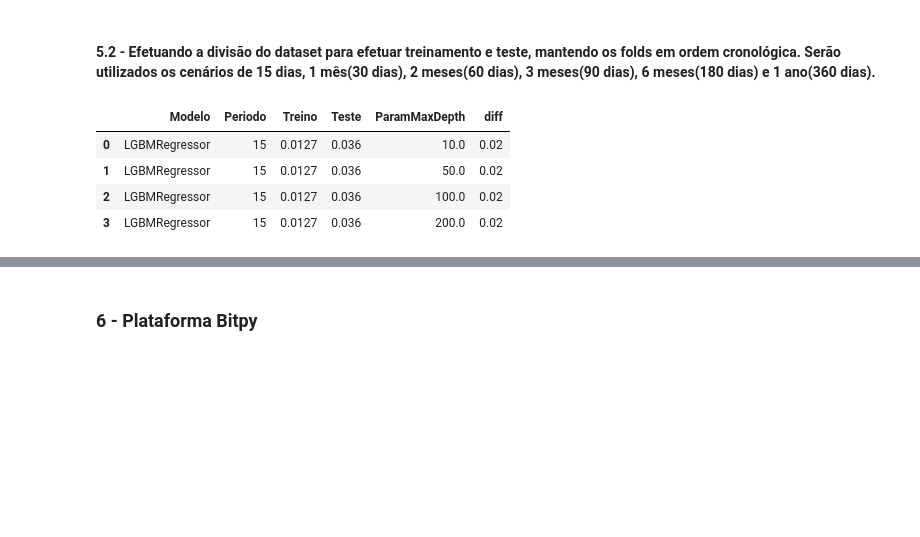
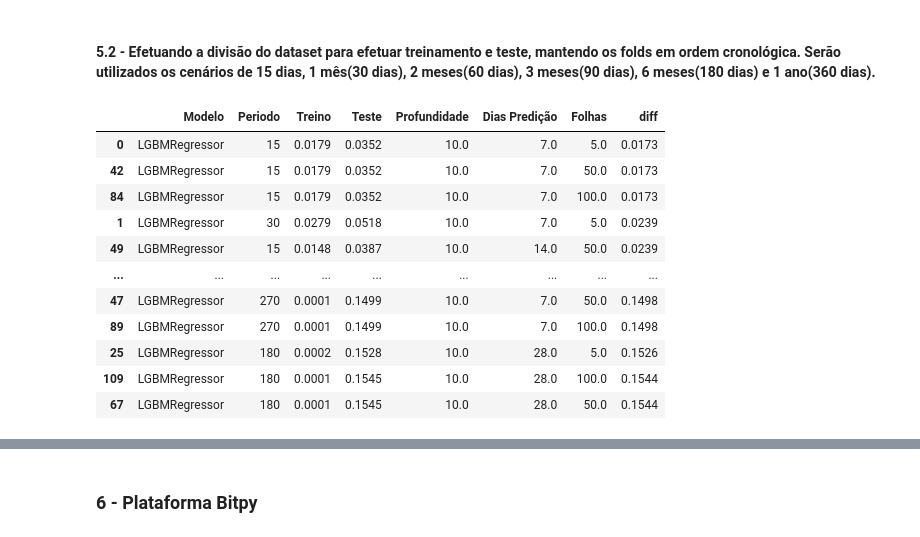
Before and after one commit to jsoft-ti/machinelearning, a Jupyter notebook: outros/projeto_dh/NotebookProjetoDH_VF-IBOV.ipynb, the cells around one changed output, grey strips where cells are left out. Drawn from its saved outputs; the diff is of its cells as text; code cells hidden in the pictures; blank space fills up the shorter version.

```diff
--- a/outros/projeto_dh/NotebookProjetoDH_VF-IBOV.ipynb
+++ b/outros/projeto_dh/NotebookProjetoDH_VF-IBOV.ipynb
@@ -591,55 +591,66 @@ display(X.shape)
 # %% [markdown]
 #### 5.2 - Efetuando a divisão do dataset para efetuar treinamento e teste, mantendo os folds em ordem cronológica. Serão utilizados os cenários de 15 dias, 1 mês(30 dias), 2 meses(60 dias), 3 meses(90 dias), 6 meses(180 dias) e 1 ano(360 dias).
 # %%
-#scenarios = [15, 30, 60, 90, 180, 270, 360]
-scenarios = [15]
-param_max_depth = [10, 50, 100, 200]
+scenarios = [15, 30, 60, 90, 180, 270, 360]
+param_max_depth = [10]
+param_num_leaves = [5,50,100]
+days_to_predict = [7,14,21,28,35,42]
 metrica = pd.DataFrame(columns = ['Modelo', 'Periodo','Treino', 'Teste'])
 models = {}
-#models['LinearRegression'] = LinearRegression()
-for j in param_max_depth:
-    models['LGBMRegressor'] = lgb.LGBMRegressor(max_depth=j, num_leaves=20, n_estimators=1000)
 
-    for model in models:
-        metrica_final_teste = []
-        metrica_final_treino = []
-        diff_final_metrica = []
-        for i in scenarios:
-            tsp = TimeSeriesSplit(gap=0, max_train_size=i, n_splits=10, test_size = 14)
-            metrica_teste = []
-            metrica_treino = []
-            diff_metrica = []
-            for train_index, test_index in tsp.split(X.index):
-                x_treino, x_teste = X.iloc[train_index], X.iloc[test_index]
-                y_treino, y_teste = Y[train_index], Y[test_index]
-                scaler = StandardScaler().fit(x_treino)
+for j in param_num_leaves:
+    for z in days_to_predict:
+        models['LGBMRegressor'] = lgb.LGBMRegressor(max_depth=15, num_leaves=j, n_estimators=1000, )
+        #models['LinearRegression'] = LinearRegression()
 
-                x_treino_norm = scaler.fit_transform(x_treino)
-                x_teste_norm = scaler.fit_transform(x_teste)
+        for model in models:
+            metrica_final_teste = []
+            metrica_final_treino = []
+            diff_final_metrica = []
+            for i in scenarios:
+                tsp = TimeSeriesSplit(gap=0, max_train_size=i, n_splits=10, test_size = z)
+                metrica_teste = []
+                metrica_treino = []
+                diff_metrica = []
+                for train_index, test_index in tsp.split(X.index):
+                    x_treino, x_teste = X.iloc[train_index], X.iloc[test_index]
+                    y_treino, y_teste = Y[train_index], Y[test_index]
+                    scaler = StandardScaler().fit(x_treino)
 
-                my_model = models[model].fit(x_treino_norm, y_treino)
+                    x_treino_norm = scaler.fit_transform(x_treino)
+                    x_teste_norm = scaler.fit_transform(x_teste)
 
-                pred_treino = my_model.predict(x_treino_norm)
-                pred_teste = my_model.predict(x_teste_norm)
+                    my_model = models[model].fit(x_treino_norm, y_treino)
 
-                metrica_treino.append(MAPE(y_treino, pred_treino))
+                    pred_treino = my_model.predict(x_treino_norm)
+                    pred_teste = my_model.predict(x_teste_norm)
 
-                metrica_teste.append(MAPE(y_teste, pred_teste))
+                    metrica_treino.append(MAPE(y_treino, pred_treino))
 
-                #diff_metrica.append(100*np.abs((MAPE(y_treino, pred_treino) - \
-                                           #MAPE(y_teste, pred_teste))/\
-                                          #MAPE(y_teste, pred_teste)))
-                df_r = pd.DataFrame({'Modelo' : model, 'ParamMaxDepth' : j,'Periodo': i, \
-                                     'Treino':np.median(metrica_treino).round(4) ,'Teste':np.median(metrica_teste).round(4)}, index=[i])
+                    metrica_teste.append(MAPE(y_teste, pred_teste))
+
+                    #diff_metrica.append(100*np.abs((MAPE(y_treino, pred_treino) - \
+                                               #MAPE(y_teste, pred_teste))/\
+                                              #MAPE(y_teste, pred_teste)))
+                    df_r = pd.DataFrame({'Modelo' : model, 'Profundidade' : 10,'Periodo': i, 'Dias Predição': z,'Folhas':j, \
+                                         'Treino':np.mean(metrica_treino).round(4) ,'Teste':np.mean(metrica_teste).round(4)}, index=[i])
+
                 metrica = metrica.append(df_r, ignore_index = True)
-                metrica_final_teste.append(np.median(metrica_teste))
-                metrica_final_treino.append(np.median(metrica_treino))
+                metrica_final_teste.append(np.mean(metrica_teste))
+                metrica_final_treino.append(np.mean(metrica_treino))
 
-metrica['diff'] = (metrica['Teste'] - metrica['Treino']).round(2)
+metrica['diff'] = (metrica['Teste'] - metrica['Treino']).round(5)
 display(metrica.sort_values(by=['diff'],ascending = True))
 # %% [output]
-|  | Modelo | Periodo | Treino | Teste | ParamMaxDepth | diff |
-| 0 | LGBMRegressor | 15 | 0.0127 | 0.036 | 10.0 | 0.02 |
-| 1 | LGBMRegressor | 15 | 0.0127 | 0.036 | 50.0 | 0.02 |
-| 2 | LGBMRegressor | 15 | 0.0127 | 0.036 | 100.0 | 0.02 |
-| 3 | LGBMRegressor | 15 | 0.0127 | 0.036 | 200.0 | 0.02 |
+|  | Modelo | Periodo | Treino | Teste | Profundidade | Dias Predição | Folhas | diff |
+| 0 | LGBMRegressor | 15 | 0.0179 | 0.0352 | 10.0 | 7.0 | 5.0 | 0.0173 |
+| 42 | LGBMRegressor | 15 | 0.0179 | 0.0352 | 10.0 | 7.0 | 50.0 | 0.0173 |
+| 84 | LGBMRegressor | 15 | 0.0179 | 0.0352 | 10.0 | 7.0 | 100.0 | 0.0173 |
+| 1 | LGBMRegressor | 30 | 0.0279 | 0.0518 | 10.0 | 7.0 | 5.0 | 0.0239 |
+| 49 | LGBMRegressor | 15 | 0.0148 | 0.0387 | 10.0 | 14.0 | 50.0 | 0.0239 |
+| ... | ... | ... | ... | ... | ... | ... | ... | ... |
+| 47 | LGBMRegressor | 270 | 0.0001 | 0.1499 | 10.0 | 7.0 | 50.0 | 0.1498 |
+| 89 | LGBMRegressor | 270 | 0.0001 | 0.1499 | 10.0 | 7.0 | 100.0 | 0.1498 |
+| 25 | LGBMRegressor | 180 | 0.0002 | 0.1528 | 10.0 | 28.0 | 5.0 | 0.1526 |
+| 109 | LGBMRegressor | 180 | 0.0001 | 0.1545 | 10.0 | 28.0 | 100.0 | 0.1544 |
+| 67 | LGBMRegressor | 180 | 0.0001 | 0.1545 | 10.0 | 28.0 | 50.0 | 0.1544 |
```
Also changed, not shown: parts of 7 cells of this notebook, 1 other file.
